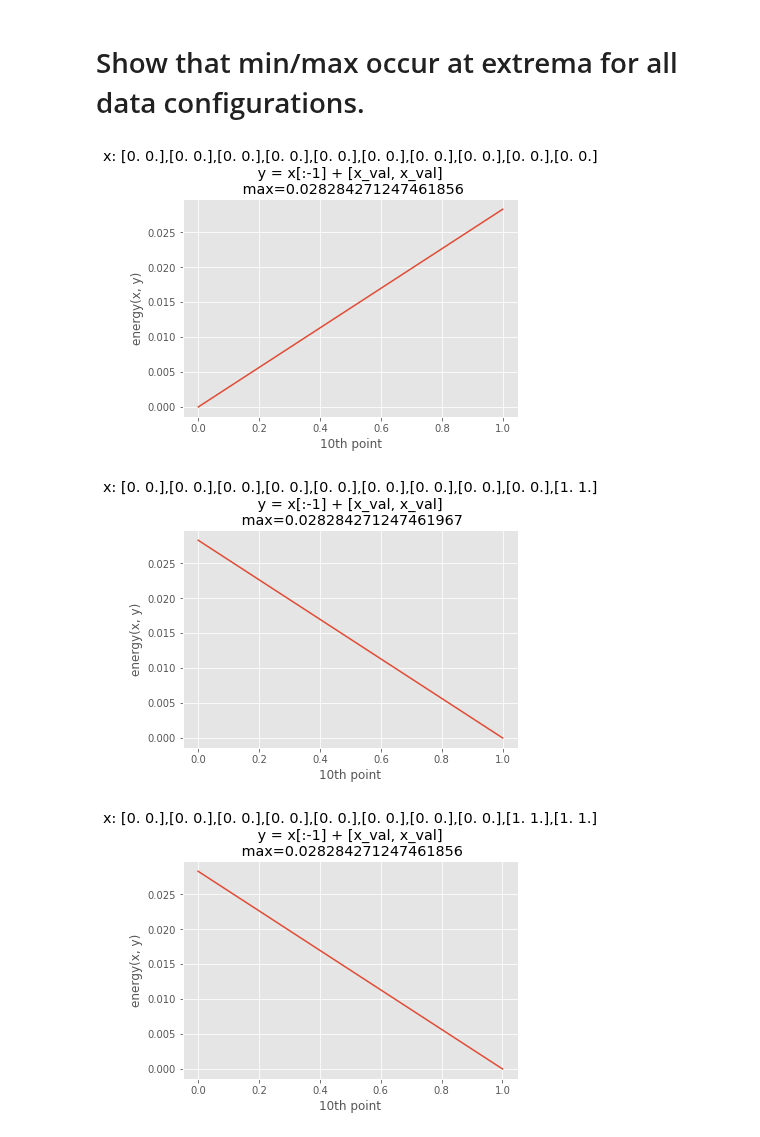
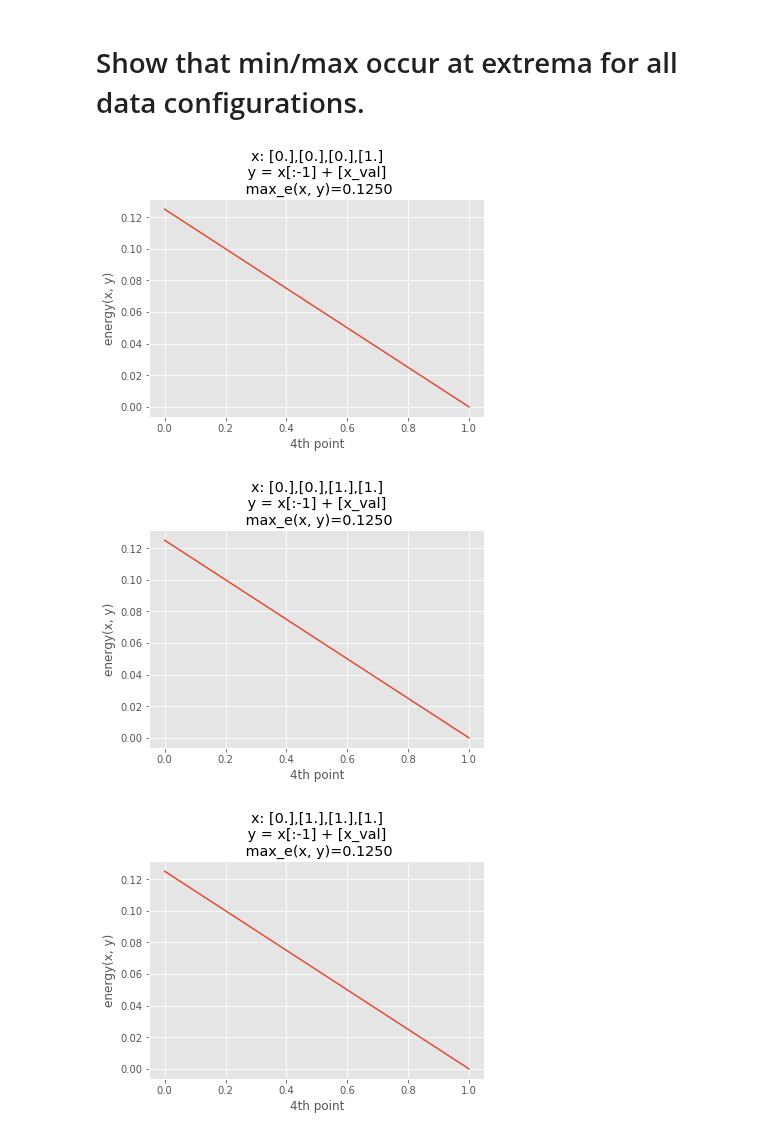
Before and after one commit to diesendruck/pv, a Jupyter notebook: mv_sp_privacy/src/mv_sp_privacy.ipynb, the cells around one changed output. Cells and saved outputs as stored; diff of their text form; code cells hidden in the pictures.

```diff
--- a/mv_sp_privacy/src/mv_sp_privacy.ipynb
+++ b/mv_sp_privacy/src/mv_sp_privacy.ipynb
@@ -378,31 +408,35 @@ def sample_sp_exp_mech(e_out, energy_sensitivity, x, y, max_iter, lr, eps=1.):
     # Start with copy of optimal support points, then diffuse until
     # energy(true, copy) is at least e_tilde.
     y_tilde = y.copy()
-    energy_x_y_tilde = 0.
+    energy_y_y_tilde = 0.
     count = 0
-    max_count = 5e2
-    while energy_x_y_tilde < e_tilde and count < max_count:
+    max_count = 1e3
+    while energy_y_y_tilde < e_tilde and count < max_count:
         y_tilde += np.random.normal(0, DIFFUSION_SIZE, size=y_tilde.shape)
 
-        energy_x_y_tilde, _ = energy(x, y_tilde)
+        energy_y_y_tilde, _ = energy(y, y_tilde)
 
         count += 1
 
     if count < max_count:
         print(('Diffusion count {:5}, e_out: {:9.8f}, e~: {:6.3f}, '
-               'energy(x,y~): {:5.3f}, error%: {:.3f}').format(
-            count, e_out, e_tilde, energy_x_y_tilde, (energy_x_y_tilde - e_tilde) / e_tilde))
+               'energy(y,y~): {:5.3f}, error%: {:.3f}').format(
+            count, e_out, e_tilde, energy_y_y_tilde, (energy_y_y_tilde - e_tilde) / e_tilde))
     else:
         print('DID NOT REACH E-TILDE LEVEL')
         sys.exit()
 
     # -------------------------------------------------------
 
-    return y_tilde, e_tilde, energy_x_y_tilde
+    return y_tilde, e_tilde, energy_y_y_tilde
 # %%
 # Define energy sensitivity for Exponential Mechanism.
+
+#EPS = 1
+#DIFFUSION_SIZE = 1e-2
+
 #energy_sensitivity = np.power(dim, 1. / ENERGY_POWER) / N
-energy_sensitivity = 2 * dim ** (1. / ENERGY_POWER) / N ** 2  # TODO: New result, verify
+energy_sensitivity = 2 * DIM ** (1. / ENERGY_POWER) / N ** 2  # TODO: New result, verify
 
 print('Laplace(2 * S / eps) = Laplace(2 * {:.4f} / {:.2f}) = Laplace({:.3f})'.format(
     energy_sensitivity, EPS, 2. * energy_sensitivity / EPS))
@@ -461,31 +493,40 @@ ___
 # %% [markdown]
 # Show that min/max occur at extrema for all data configurations.
 # %%
-n = 10
-d = 2
-grid_size = 10
+# main2()
+N = 4
+DIM = 1
+GRID_SIZE = 10
 ENERGY_POWER = 2
-for i in range(n):
+
+for i in range(1, int(N / 2) + 2):  # Only need to show half the range, because it is symmetric.
     n_one = i
-    n_zero = n - n_one
-    x = np.concatenate((np.zeros((n_zero, d)), np.ones((n_one, d))))
+    n_zero = N - n_one
+    x = np.concatenate((np.zeros((n_zero, DIM)), np.ones((n_one, DIM))))
 
     energies = []
 
-    for j in np.linspace(0, 1, grid_size):
-        y = np.concatenate((x[:-1], np.array([[j, j]])), axis=0)
+    for j in np.linspace(0, 1, GRID_SIZE):
+        if DIM == 1:
+            y = np.concatenate((x[:-1], np.array([[j]])), axis=0)
+        elif DIM == 2:
+            y = np.concatenate((x[:-1], np.array([[j, j]])), axis=0)
 
         e_, _ = energy(x, y, power=ENERGY_POWER)
 
         energies.append(e_)
 
-    plt.plot(np.linspace(0, 1, grid_size), energies)
-    plt.title('x: {}\n y = x[:-1] + [x_val, x_val] \n max={}'.format(
-        ','.join([str(k) for k in x]), max(energies)))
-    plt.xlabel('{}th point'.format(n))
+    plt.plot(np.linspace(0, 1, GRID_SIZE), energies)
+    if DIM == 1:
+        plt.title('x: {}\n y = x[:-1] + [x_val] \n max_e(x, y)={:.4f}'.format(
+            ','.join([str(k) for k in x]), max(energies)))
+    elif DIM == 2:
+        plt.title('x: {}\n y = x[:-1] + [x_val, x_val] \n max_e(x, y)={:.4f}'.format(
+            ','.join([str(k) for k in x]), max(energies)))
+    plt.xlabel('{}th point'.format(N))
     plt.ylabel('energy(x, y)')
     plt.show()
 # %% [output]
-[figure, old version]
+[figure, new version]
-[figure, old version]
+[figure, new version]
-[figure, old version]
+[figure, new version]
```
Also changed, not shown: parts of 16 cells of this notebook.
